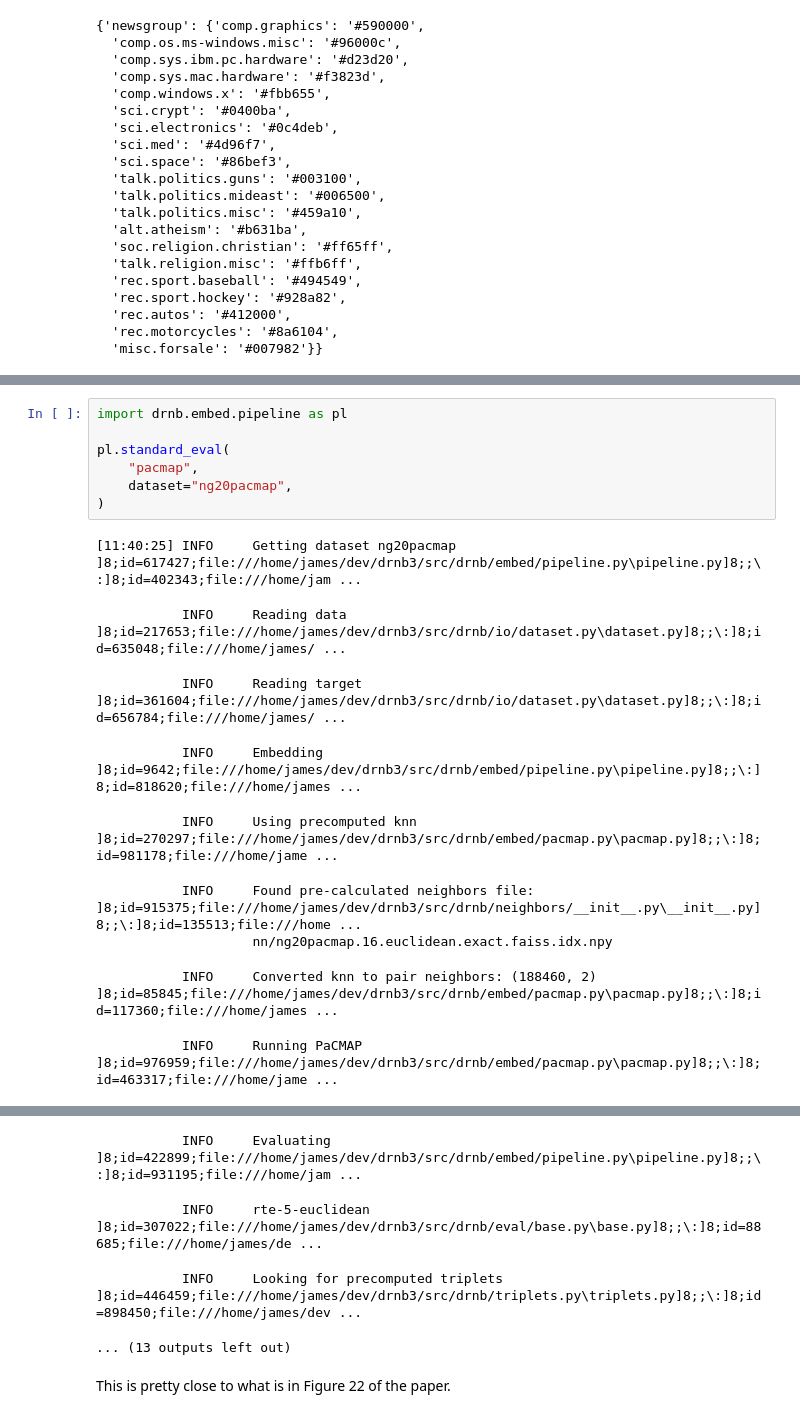
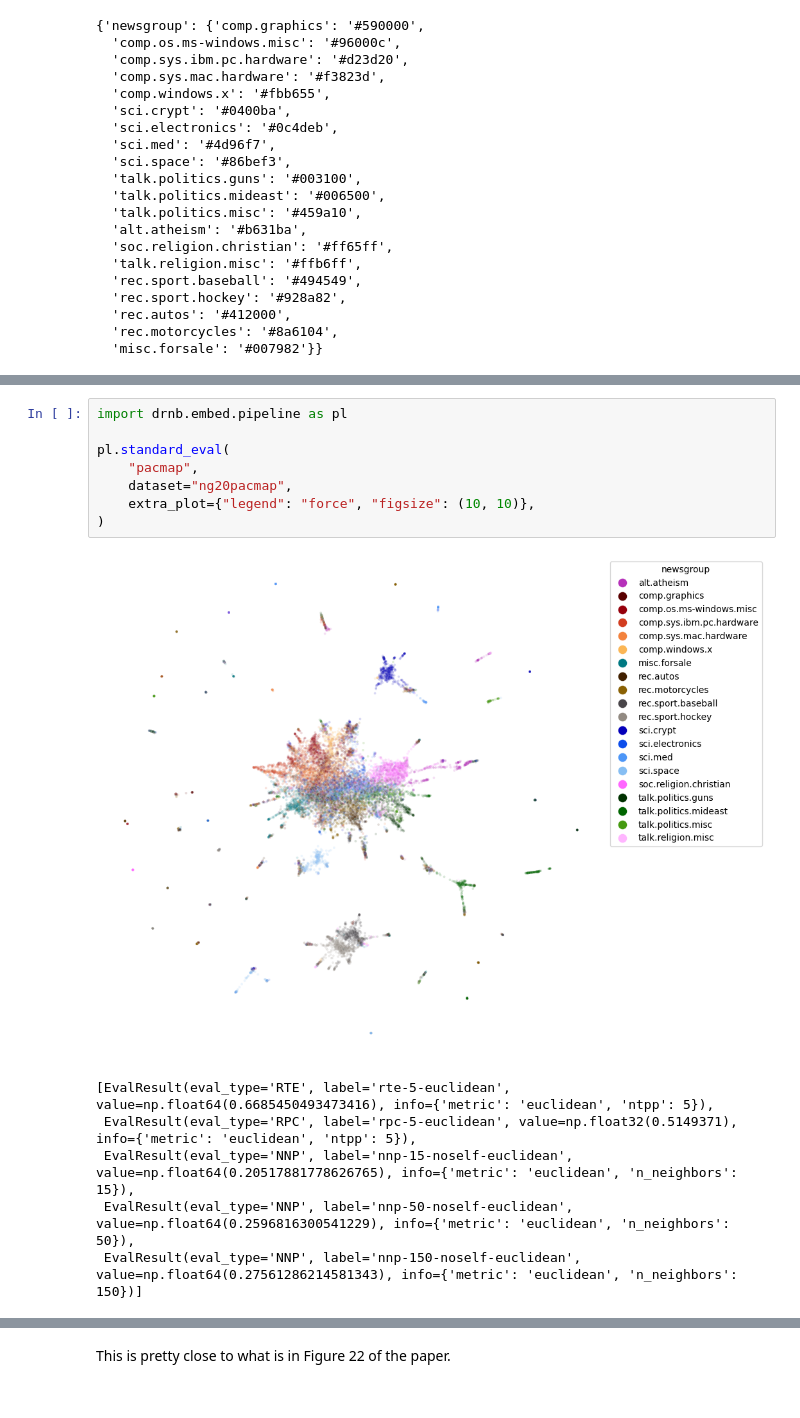
Before and after one commit to jlmelville/drnb, a Jupyter notebook: notebooks/data-pipeline/ng20pacmap.ipynb, the cells around one changed output, grey strips where cells are left out. Cells and saved outputs as stored; diff of their text form.

```diff
--- a/notebooks/data-pipeline/ng20pacmap.ipynb
+++ b/notebooks/data-pipeline/ng20pacmap.ipynb
@@ -207,17 +201,15 @@ data_result = create_default_pipeline(check_for_duplicates=True).run(
 # %%
 import drnb.embed.pipeline as pl
 
 pl.standard_eval(
     "pacmap",
     dataset="ng20pacmap",
+    extra_plot={"legend": "force", "figsize": (10, 10)},
 )
 # %% [output]
+[figure, added]
-[11:40:25] INFO     Getting dataset ng20pacmap                                       ]8;id=617427;file:///home/james/dev/drnb3/src/drnb/embed/pipeline.py\pipeline.py]8;;\:]8;id=402343;file:///home/jam ...
+[EvalResult(eval_type='RTE', label='rte-5-euclidean', value=np.float64(0.6685450493473416), info={'metric': 'euclidean', 'ntpp': 5}),
+ EvalResult(eval_type='RPC', label='rpc-5-euclidean', value=np.float32(0.5149371), info={'metric': 'euclidean', 'ntpp': 5}),
+ EvalResult(eval_type='NNP', label='nnp-15-noself-euclidean', value=np.float64(0.20517881778626765), info={'metric': 'euclidean', 'n_neighbors': 15}),
+ EvalResult(eval_type='NNP', label='nnp-50-noself-euclidean', value=np.float64(0.2596816300541229), info={'metric': 'euclidean', 'n_neighbors': 50}),
+ EvalResult(eval_type='NNP', label='nnp-150-noself-euclidean', value=np.float64(0.27561286214581343), info={'metric': 'euclidean', 'n_neighbors': 150})]
-           INFO     Reading data                                                       ]8;id=217653;file:///home/james/dev/drnb3/src/drnb/io/dataset.py\dataset.py]8;;\:]8;id=635048;file:///home/james/ ...
-           INFO     Reading target                                                     ]8;id=361604;file:///home/james/dev/drnb3/src/drnb/io/dataset.py\dataset.py]8;;\:]8;id=656784;file:///home/james/ ...
-           INFO     Embedding                                                        ]8;id=9642;file:///home/james/dev/drnb3/src/drnb/embed/pipeline.py\pipeline.py]8;;\:]8;id=818620;file:///home/james ...
-           INFO     Using precomputed knn                                               ]8;id=270297;file:///home/james/dev/drnb3/src/drnb/embed/pacmap.py\pacmap.py]8;;\:]8;id=981178;file:///home/jame ...
-           INFO     Found pre-calculated neighbors file:                             ]8;id=915375;file:///home/james/dev/drnb3/src/drnb/neighbors/__init__.py\__init__.py]8;;\:]8;id=135513;file:///home ...
-                    nn/ng20pacmap.16.euclidean.exact.faiss.idx.npy
-           INFO     Converted knn to pair neighbors: (188460, 2)                        ]8;id=85845;file:///home/james/dev/drnb3/src/drnb/embed/pacmap.py\pacmap.py]8;;\:]8;id=117360;file:///home/james ...
-           INFO     Running PaCMAP                                                      ]8;id=976959;file:///home/james/dev/drnb3/src/drnb/embed/pacmap.py\pacmap.py]8;;\:]8;id=463317;file:///home/jame ...
@@ -225,6 +216,2 @@ pl.standard_eval(
-           INFO     Evaluating                                                       ]8;id=422899;file:///home/james/dev/drnb3/src/drnb/embed/pipeline.py\pipeline.py]8;;\:]8;id=931195;file:///home/jam ...
-           INFO     rte-5-euclidean                                                       ]8;id=307022;file:///home/james/dev/drnb3/src/drnb/eval/base.py\base.py]8;;\:]8;id=88685;file:///home/james/de ...
-           INFO     Looking for precomputed triplets                                 ]8;id=446459;file:///home/james/dev/drnb3/src/drnb/triplets.py\triplets.py]8;;\:]8;id=898450;file:///home/james/dev ...
-... (13 outputs left out)
 # %% [markdown]
 This is pretty close to what is in Figure 22 of the paper.
```
Also changed, not shown: parts of 4 cells of this notebook, 3 other files.
